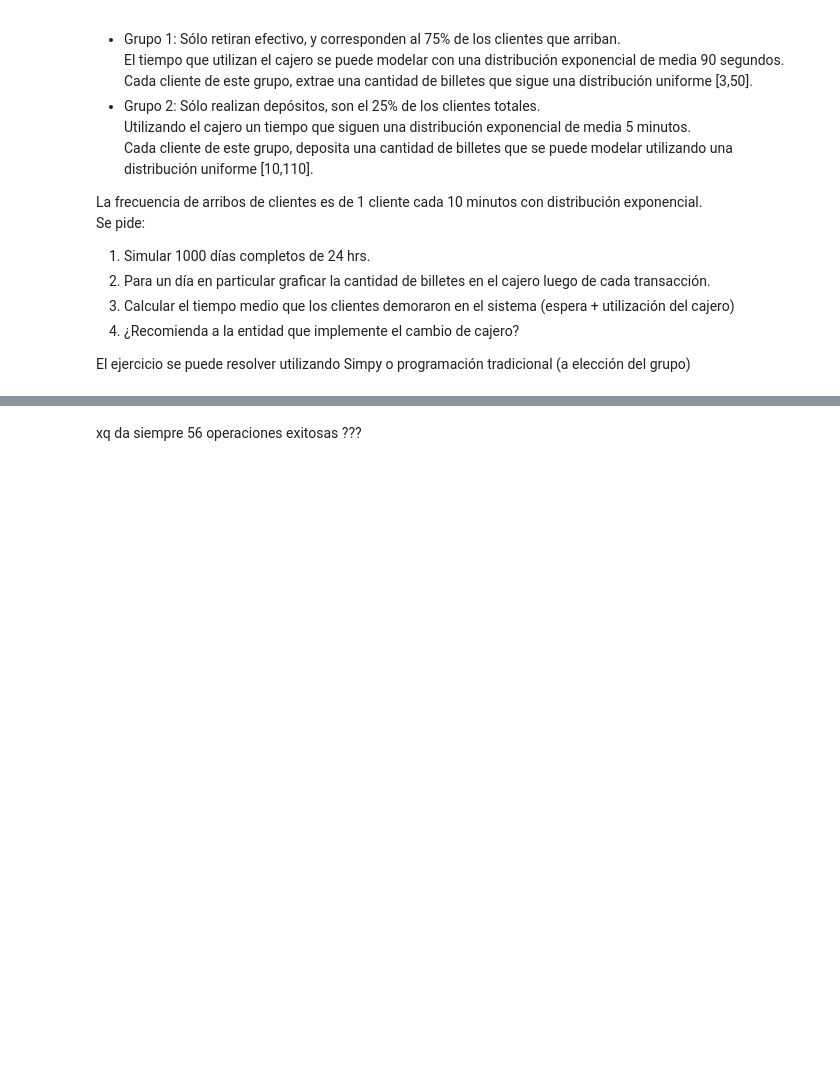
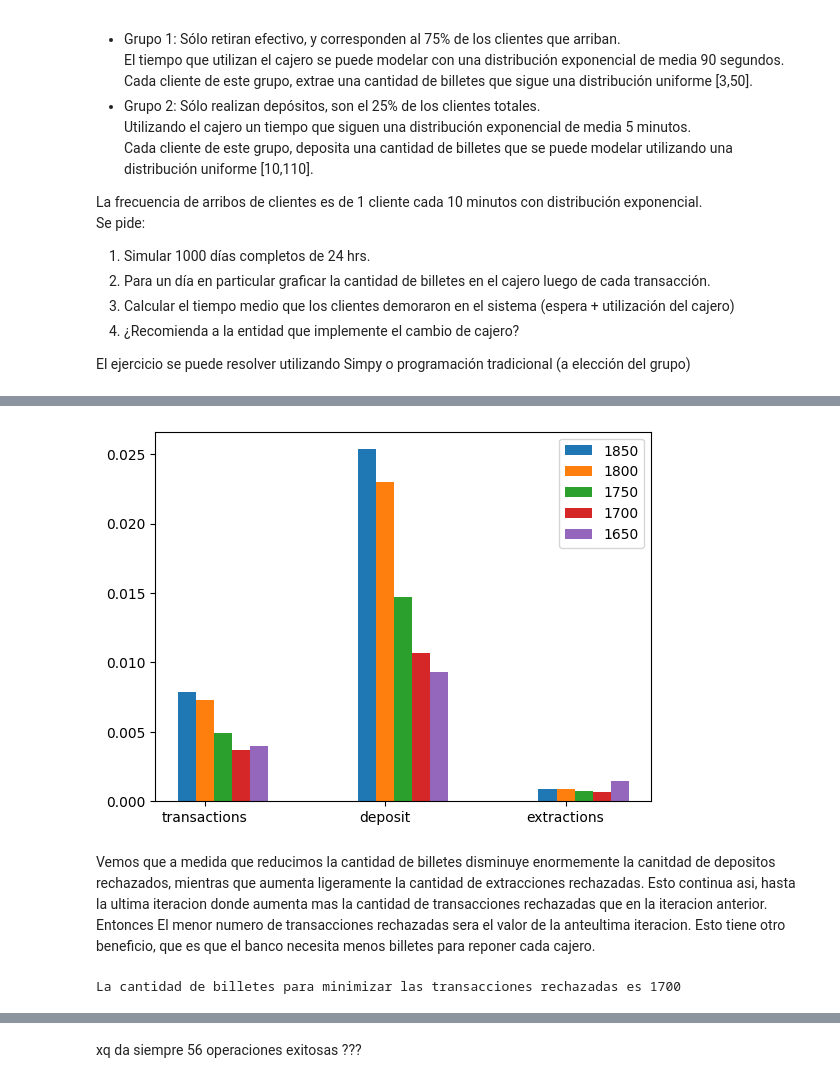
Before and after one commit to Rivejjj/Los-Simuladores, a Jupyter notebook: tp2.ipynb, the cells around one changed output, grey strips where cells are left out. Drawn from its saved outputs; the diff is of its cells as text; code cells hidden in the pictures; blank space fills up the shorter version.

```diff
--- a/tp2.ipynb
+++ b/tp2.ipynb
@@ -899,0 +1051,16 @@ aux/len(atms)
+# %%
+previous_transaction_rejected_ratio = rejection_ratios_1900[0]
+current_transaction_rejected_ratio = rejection_ratios_1900[0]
+i = 1900
+
+bill_amount_ratio = {}
+while (current_transaction_rejected_ratio <= previous_transaction_rejected_ratio ):
+    i -= 50
+    previous_transaction_rejected_ratio = current_transaction_rejected_ratio
+    atms = []
+    days_of_work(atms, 1000, i)
+
+    print(f"\nRatios con {i} billetes")
+    current_rejected_ratios = get_mean_ratios(atms)
+    bill_amount_ratio[i] = current_rejected_ratios
+    current_transaction_rejected_ratio = current_rejected_ratios[0]
@@ -899,0 +1085,11 @@ aux/len(atms)
+# %%
+plot_ratios(list(bill_amount_ratio.keys()), list(bill_amount_ratio.values()))
+# %% [output]
+[figure, added]
+# %% [markdown]
+Vemos que a medida que reducimos la cantidad de billetes disminuye enormemente la canitdad de depositos rechazados, mientras que aumenta ligeramente la cantidad de extracciones rechazadas. Esto continua asi, hasta la ultima iteracion donde aumenta mas la cantidad de transacciones rechazadas que en la iteracion anterior. Entonces El menor numero de transacciones rechazadas sera el valor de la anteultima iteracion. Esto tiene otro beneficio, que es que el banco necesita menos billetes para reponer cada cajero.
+# %%
+best_bill_amount = min(bill_amount_ratio.keys()) + 50
+print(f"La cantidad de billetes para minimizar las transacciones rechazadas es {best_bill_amount}")
+# %% [output]
+La cantidad de billetes para minimizar las transacciones rechazadas es 1700
```
Also changed, not shown: parts of 61 cells of this notebook.
